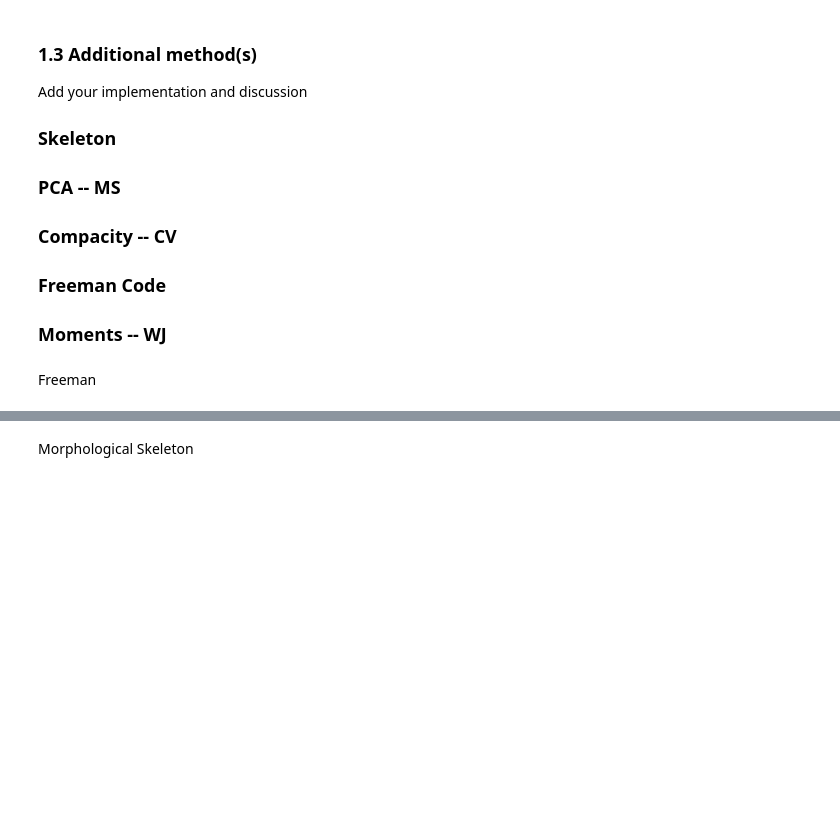
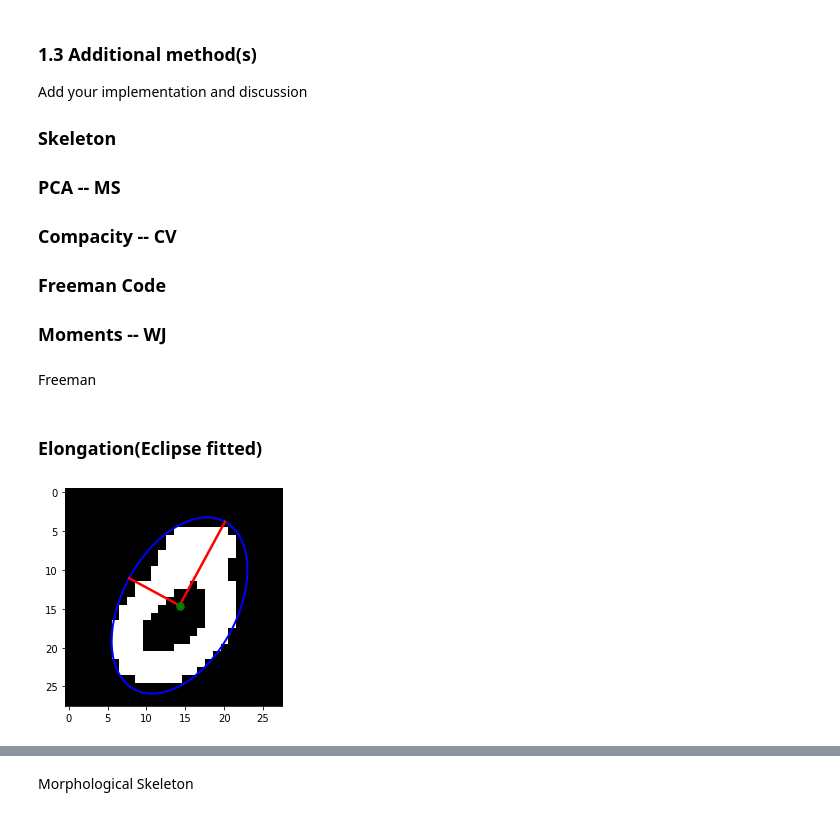
Before and after one commit to Jiang15/Image_analysis_and_pattern-recognition, a Jupyter notebook: Lab 2/lab_02_object_description.ipynb, the cells around one changed output, grey strips where cells are left out. Cells and saved outputs as stored; diff of their text form; code cells hidden in the pictures; blank space fills up the shorter version.

Commit message:
Elongation method

```diff
--- a/Lab 2/lab_02_object_description.ipynb
+++ b/Lab 2/lab_02_object_description.ipynb
@@ -381,3 +387,5 @@ Add your implementation and discussion
 ### Moments -- WJ
 # %% [markdown]
 Freeman
+# %% [markdown]
+### Elongation(Eclipse fitted)
@@ -383,0 +395,25 @@ Freeman
+# %%
+def elongation_plot(img):
+    label_img = label(img)
+    [props] = regionprops(label_img)
+    fig, ax = plt.subplots()
+    ax.imshow(img, cmap=plt.cm.gray)
+    (y0, x0) = props.centroid
+    orientation = props.orientation
+    x1 = x0 + math.cos(orientation) * 0.5 * props.major_axis_length
+    y1 = y0 - math.sin(orientation) * 0.5 * props.major_axis_length
+    x2 = x0 - math.sin(orientation) * 0.5 * props.minor_axis_length
+    y2 = y0 - math.cos(orientation) * 0.5 * props.minor_axis_length
+
+    ax.plot((x0, x1), (y0, y1), '-r', linewidth=2.5)
+    ax.plot((x0, x2), (y0, y2), '-r', linewidth=2.5)
+    ax.plot(x0, y0, '.g', markersize=15)
+
+    ellipse = Ellipse(xy=(x0, y0), width=props.minor_axis_length, height=props.major_axis_length, angle = 90 - orientation/3.14*180,
+                        edgecolor='b', fc='None', lw=2)
+    ax.add_patch(ellipse)
+    plt.show()
+# %%
+elongation_plot(zeros_im[0])
+# %% [output]
+[figure, added]
```
Also changed, not shown: parts of 21 cells of this notebook.
